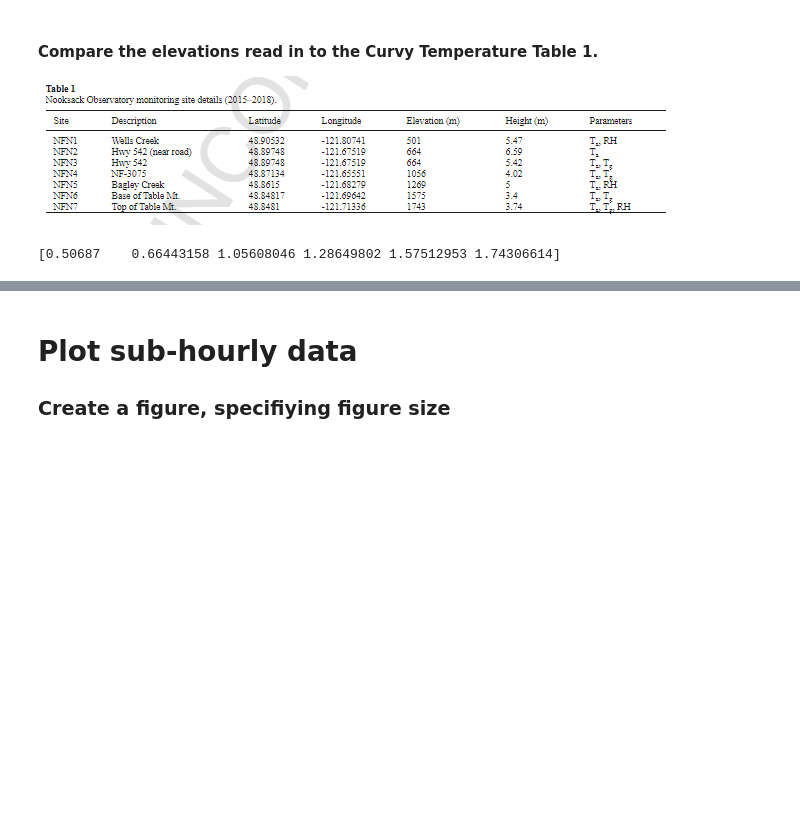
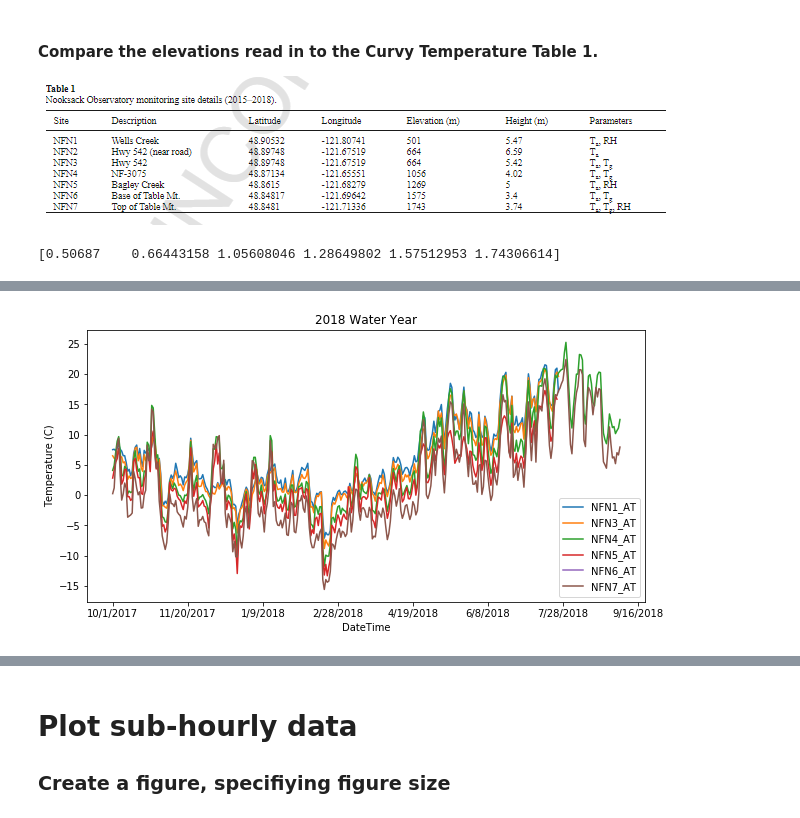
Before and after one commit to nooksack-indian-tribe/CurvyLapseRate, a Jupyter notebook: 2020_Nookasck_Lapse_Rates.ipynb, the cells around one changed output, grey strips where cells are left out. Cells and saved outputs as stored; diff of their text form; code cells hidden in the pictures; blank space fills up the shorter version.

```diff
--- a/2020_Nookasck_Lapse_Rates.ipynb
+++ b/2020_Nookasck_Lapse_Rates.ipynb
@@ -61,0 +149,6 @@ print(elevations_km)
+# %%
+one_year2018 = lapse_ODM2['10/1/2017':'9/30/2018']
+title ='2018 Water Year'
+plot_oneyear(one_year2018,title)
+# %% [output]
+[figure, added]
```
Also changed, not shown: parts of 26 cells of this notebook, 44 other files.
